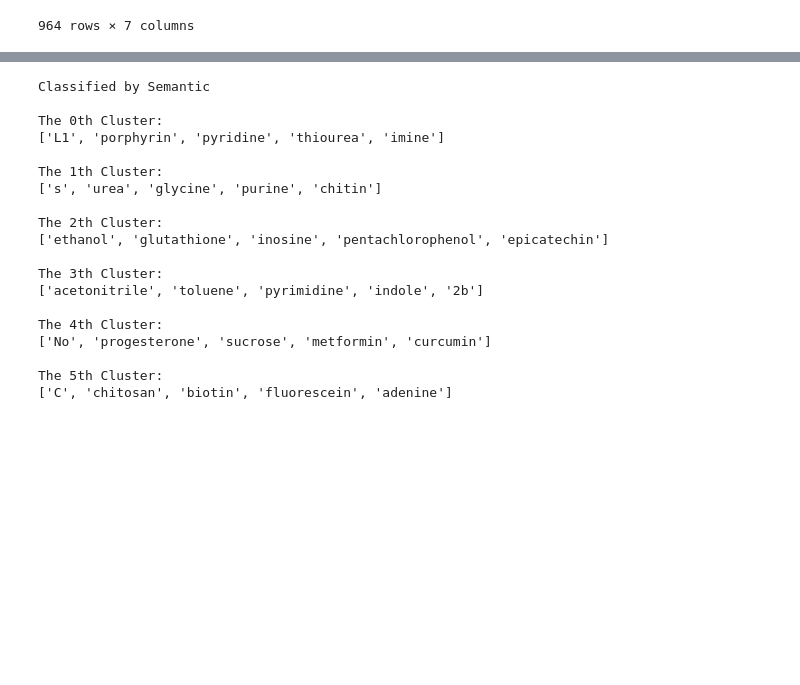
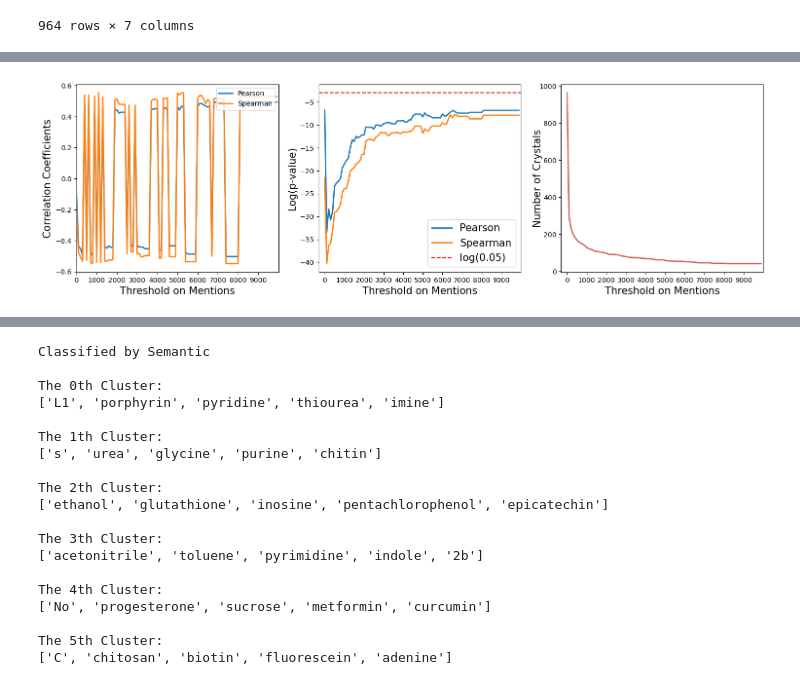
Before and after one commit to LyuZejian/CrystalEmbedding, a Jupyter notebook: Cluster_analysis.ipynb, the cells around one changed output, grey strips where cells are left out. Cells and saved outputs as stored; diff of their text form; code cells hidden in the pictures; blank space fills up the shorter version.

```diff
--- a/Cluster_analysis.ipynb
+++ b/Cluster_analysis.ipynb
@@ -421,0 +454,28 @@ plt.subplots_adjust(right=1.3)
+# %%
+fig, axes = plt.subplots(1, 3, figsize=(12, 5))
+axes[0].plot(thresholds, pr_coefs, lw=2, label='Pearson')
+axes[0].plot(thresholds, sp_coefs, lw=2, label='Spearman')
+axes[0].set_xlim([0, 10000])
+axes[0].set_xticks(np.arange(0, 10000, 1000))
+axes[0].set_ylabel('Correlation Coefficients', fontsize=15)
+axes[0].set_xlabel('Threshold on Mentions', fontsize=15)
+axes[0].legend(fontsize=10, loc=1)
+
+axes[1].plot(thresholds, pr_pvals, lw=2, label='Pearson')
+axes[1].plot(thresholds, sp_pvals, lw=2, label='Spearman')
+axes[1].axhline(y=np.log(0.05), color='r', ls='--', label='log(0.05)')
+axes[1].set_xlim([-300, 10000])
+axes[1].set_xticks(np.arange(0, 10000, 1000))
+axes[1].set_ylabel('Log(p-value)', fontsize=15)
+axes[1].set_xlabel('Threshold on Mentions', fontsize=15)
+axes[1].legend(fontsize=15, loc=4)
+
+axes[2].plot(thresholds, nrows, lw=2, color='indianred', label='No. Columns')
+axes[2].set_xlim([-300, 10000])
+axes[2].set_xticks(np.arange(0, 10000, 1000))
+axes[2].set_ylabel('Number of Crystals', fontsize=15, labelpad=-5)
+axes[2].set_xlabel('Threshold on Mentions', fontsize=15)
+
+plt.subplots_adjust(right=1.3)
+# %% [output]
+[figure, added]
```
Also changed, not shown: parts of 8 cells of this notebook.
